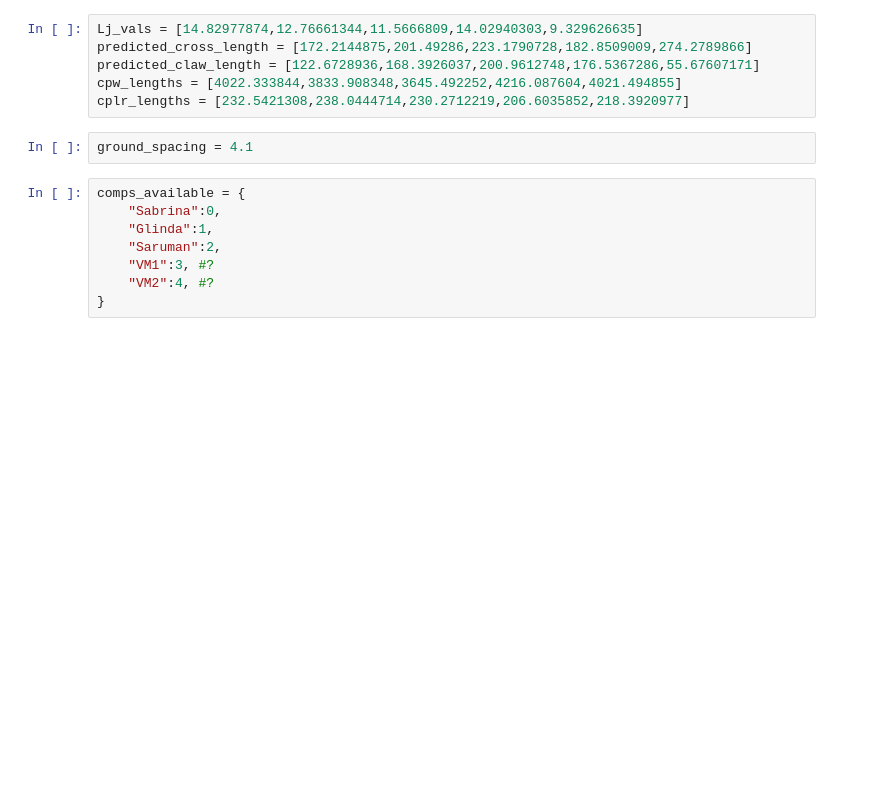
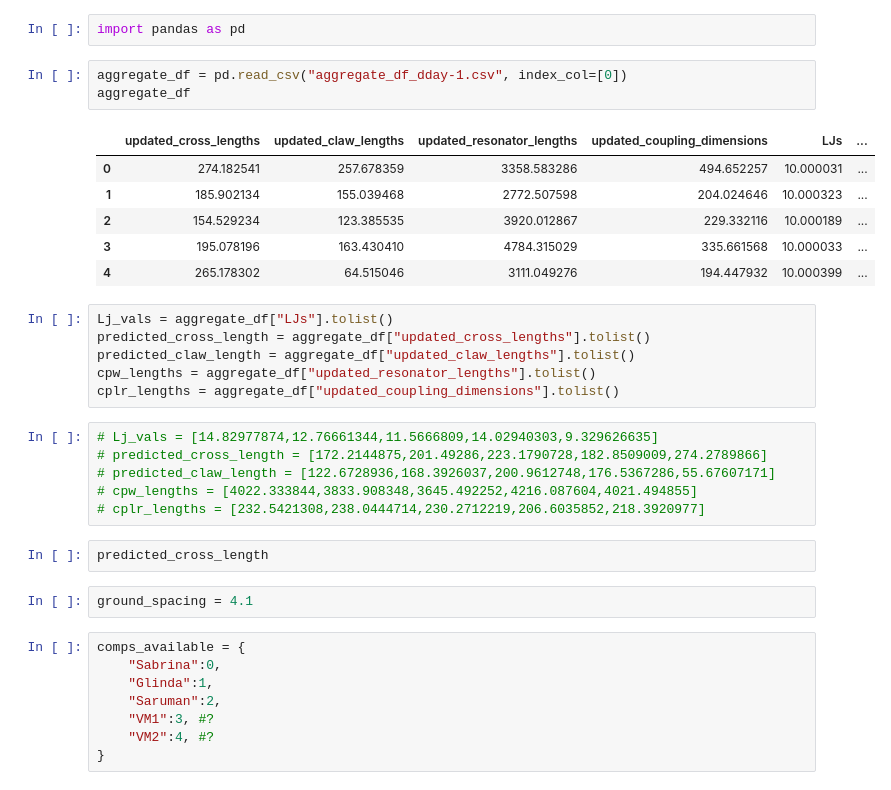
Before and after one commit to LFL-Lab/full_device_epr, a Jupyter notebook: full_device_sim.ipynb, the cells around one changed output. Saved outputs shown, nothing was run; the diff lists cells and outputs as text; blank space fills up the shorter version.

```diff
--- a/full_device_sim.ipynb
+++ b/full_device_sim.ipynb
@@ -92,12 +105,32 @@ cpw1_opts = Dict(pin_inputs = Dict(start_pin = Dict(component = 'clt',
 # gui.autoscale()
 # gui.zoom_on_components(['clt5', 'Q5'])
 # gui.screenshot()
+# %%
+import pandas as pd
+# %%
+aggregate_df = pd.read_csv("aggregate_df_dday-1.csv", index_col=[0])
+aggregate_df
+# %% [output]
+|  | updated_cross_lengths | updated_claw_lengths | updated_resonator_lengths | updated_coupling_dimensions | LJs | ... |
+| 0 | 274.182541 | 257.678359 | 3358.583286 | 494.652257 | 10.000031 | ... |
+| 1 | 185.902134 | 155.039468 | 2772.507598 | 204.024646 | 10.000323 | ... |
+| 2 | 154.529234 | 123.385535 | 3920.012867 | 229.332116 | 10.000189 | ... |
+| 3 | 195.078196 | 163.430410 | 4784.315029 | 335.661568 | 10.000033 | ... |
+| 4 | 265.178302 | 64.515046 | 3111.049276 | 194.447932 | 10.000399 | ... |
+# %%
+Lj_vals = aggregate_df["LJs"].tolist()
+predicted_cross_length = aggregate_df["updated_cross_lengths"].tolist()
+predicted_claw_length = aggregate_df["updated_claw_lengths"].tolist()
+cpw_lengths = aggregate_df["updated_resonator_lengths"].tolist()
+cplr_lengths = aggregate_df["updated_coupling_dimensions"].tolist()
 # %%
-Lj_vals = [14.82977874,12.76661344,11.5666809,14.02940303,9.329626635]
-predicted_cross_length = [172.2144875,201.49286,223.1790728,182.8509009,274.2789866]
-predicted_claw_length = [122.6728936,168.3926037,200.9612748,176.5367286,55.67607171]
-cpw_lengths = [4022.333844,3833.908348,3645.492252,4216.087604,4021.494855]
-cplr_lengths = [232.5421308,238.0444714,230.2712219,206.6035852,218.3920977]
+# Lj_vals = [14.82977874,12.76661344,11.5666809,14.02940303,9.329626635]
+# predicted_cross_length = [172.2144875,201.49286,223.1790728,182.8509009,274.2789866]
+# predicted_claw_length = [122.6728936,168.3926037,200.9612748,176.5367286,55.67607171]
+# cpw_lengths = [4022.333844,3833.908348,3645.492252,4216.087604,4021.494855]
+# cplr_lengths = [232.5421308,238.0444714,230.2712219,206.6035852,218.3920977]
+# %%
+predicted_cross_length
 # %%
 ground_spacing = 4.1
 # %%
```
Also changed, not shown: parts of 9 cells of this notebook, 8 other files.
